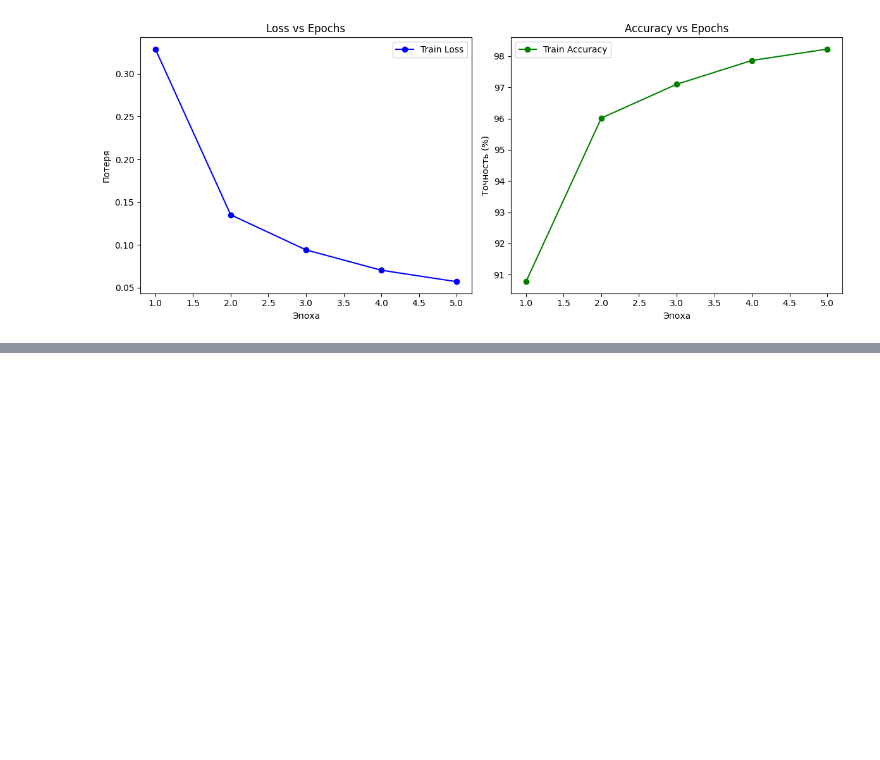
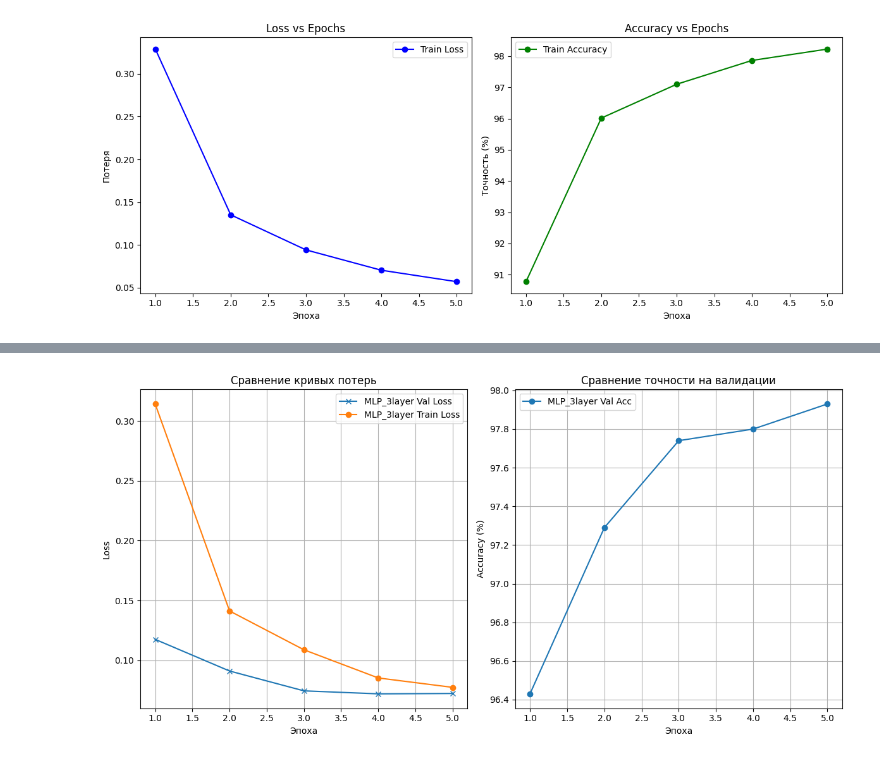
Before and after one commit to umashka/dle-sprint-1, a Jupyter notebook: MLP-MNIST.ipynb, the cells around one changed output, grey strips where cells are left out. Drawn from its saved outputs; the diff is of its cells as text; code cells hidden in the pictures; blank space fills up the shorter version.

```diff
--- a/MLP-MNIST.ipynb
+++ b/MLP-MNIST.ipynb
@@ -940,0 +1492,15 @@ plt.show()
+# %%
+# Последовательность самой модели 784→256→128→64→10 с BatchNorm и Dropout
+model = nn.Sequential(
+    nn.Linear(784, 256),        # Входной слой с 784 входами и 256 нейронами
+    nn.BatchNorm1d(256),        # Нормализация по батчу
+    nn.ReLU(),                  # Функция активации ReLU
+    nn.Linear(256, 128),        # Скрытый слой с 128 нейронами
+    nn.Dropout(0.5),            # Регуляризация Dropout
+    nn.ReLU(),                  # Функция активации ReLU
+    nn.Linear(128, 64),         # Скрытый слой с 64 нейронами
+    nn.ReLU(),                  # Функция активации ReLU
+    nn.Linear(64, 10)           # Выходной слой с 10 нейронами (для классов MNIST)
+)
+
+model
@@ -940,0 +1543,5 @@ plt.show()
+# %%
+num_epochs = 5
+hist = {name: {'train_loss': [], 'val_loss': [], 'val_acc': []}}
+optimizer = optim.Adam(model.parameters(), lr=0.001)
+criterion = nn.CrossEntropyLoss()
@@ -940,0 +1602,28 @@ plt.show()
+# %%
+# Визуализация истории обучения (пример для loss)
+plt.figure(figsize=(12, 6))
+
+# Потеря
+plt.subplot(1, 2, 1)
+epochs = range(1, num_epochs + 1)
+plt.plot(epochs, hist[name]['val_loss'], marker='x', label=f"{name} Val Loss")
+plt.plot(epochs, hist[name]['train_loss'], marker='o', label=f"{name} Train Loss")
+plt.title("Сравнение кривых потерь")
+plt.xlabel("Эпоха")
+plt.ylabel("Loss")
+plt.legend()
+plt.grid(True)
+
+# Точность
+plt.subplot(1, 2, 2)
+plt.plot(epochs, hist[name]['val_acc'], marker='o', label=f"{name} Val Acc")
+plt.title("Сравнение точности на валидации")
+plt.xlabel("Эпоха")
+plt.ylabel("Accuracy (%)")
+plt.legend()
+plt.grid(True)
+
+plt.tight_layout()
+plt.show()
+# %% [output]
+[figure, added]
```
Also changed, not shown: parts of 37 cells of this notebook.
